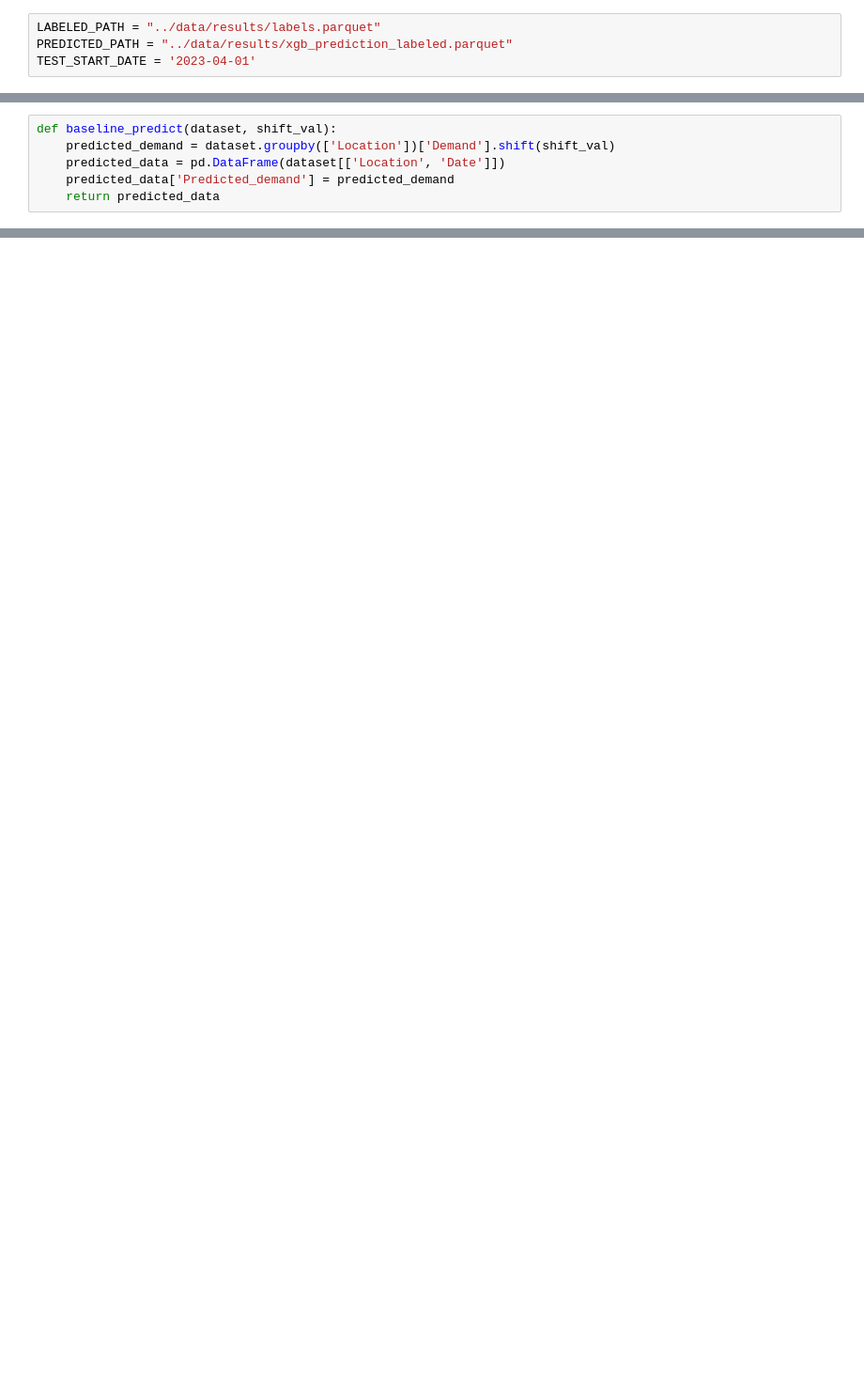
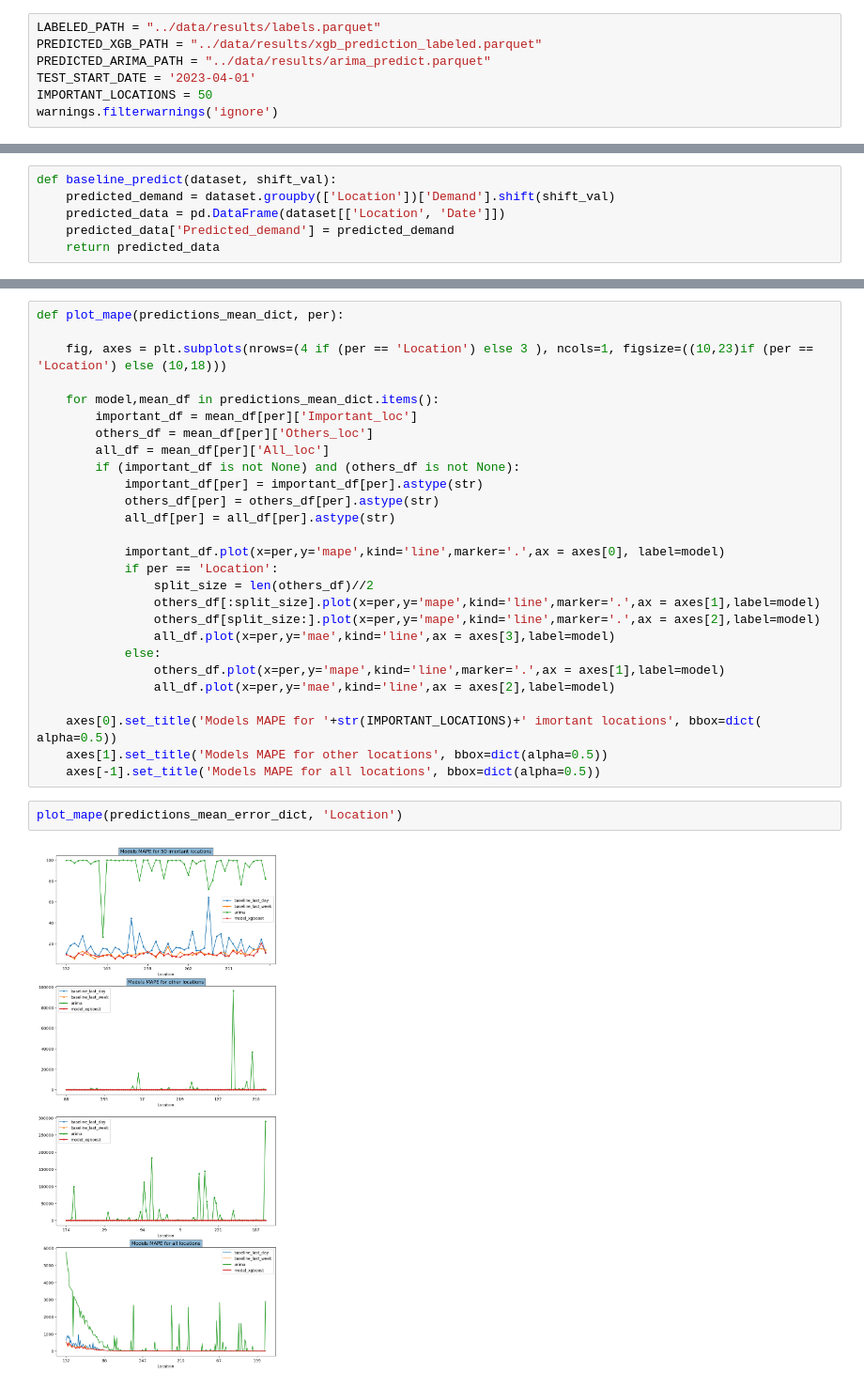
Before and after one commit to danaeis/shoofer-demand-prediction, a Jupyter notebook: evaluation/evaluation_report.ipynb, the cells around one changed output, grey strips where cells are left out. Shown at 94% size. Cells and saved outputs as stored; diff of their text form; blank space fills up the shorter version.

```diff
--- a/evaluation/evaluation_report.ipynb
+++ b/evaluation/evaluation_report.ipynb
@@ -13,5 +14,8 @@ from sklearn.metrics import precision_score, recall_score, accuracy_score, roc_c
 # Configs
 # %%
 LABELED_PATH = "../data/results/labels.parquet"
-PREDICTED_PATH = "../data/results/xgb_prediction_labeled.parquet"
+PREDICTED_XGB_PATH = "../data/results/xgb_prediction_labeled.parquet"
+PREDICTED_ARIMA_PATH = "../data/results/arima_predict.parquet"
 TEST_START_DATE = '2023-04-01'
+IMPORTANT_LOCATIONS = 50
+warnings.filterwarnings('ignore')
@@ -535,0 +362,31 @@ plt.show()
+# %%
+def plot_mape(predictions_mean_dict, per):
+
+    fig, axes = plt.subplots(nrows=(4 if (per == 'Location') else 3 ), ncols=1, figsize=((10,23)if (per == 'Location') else (10,18)))
+
+    for model,mean_df in predictions_mean_dict.items():
+        important_df = mean_df[per]['Important_loc']
+        others_df = mean_df[per]['Others_loc']
+        all_df = mean_df[per]['All_loc']
+        if (important_df is not None) and (others_df is not None):
+            important_df[per] = important_df[per].astype(str)
+            others_df[per] = others_df[per].astype(str)
+            all_df[per] = all_df[per].astype(str)
+
+            important_df.plot(x=per,y='mape',kind='line',marker='.',ax = axes[0], label=model)
+            if per == 'Location':
+                split_size = len(others_df)//2
+                others_df[:split_size].plot(x=per,y='mape',kind='line',marker='.',ax = axes[1],label=model)
+                others_df[split_size:].plot(x=per,y='mape',kind='line',marker='.',ax = axes[2],label=model)
+                all_df.plot(x=per,y='mae',kind='line',ax = axes[3],label=model)
+            else:
+                others_df.plot(x=per,y='mape',kind='line',marker='.',ax = axes[1],label=model)
+                all_df.plot(x=per,y='mae',kind='line',ax = axes[2],label=model)
+
+    axes[0].set_title('Models MAPE for '+str(IMPORTANT_LOCATIONS)+' imortant locations', bbox=dict( alpha=0.5))
+    axes[1].set_title('Models MAPE for other locations', bbox=dict(alpha=0.5))
+    axes[-1].set_title('Models MAPE for all locations', bbox=dict(alpha=0.5))
+# %%
+plot_mape(predictions_mean_error_dict, 'Location')
+# %% [output]
+[figure, added]
```
Also changed, not shown: parts of 84 cells of this notebook, 4 other files.
